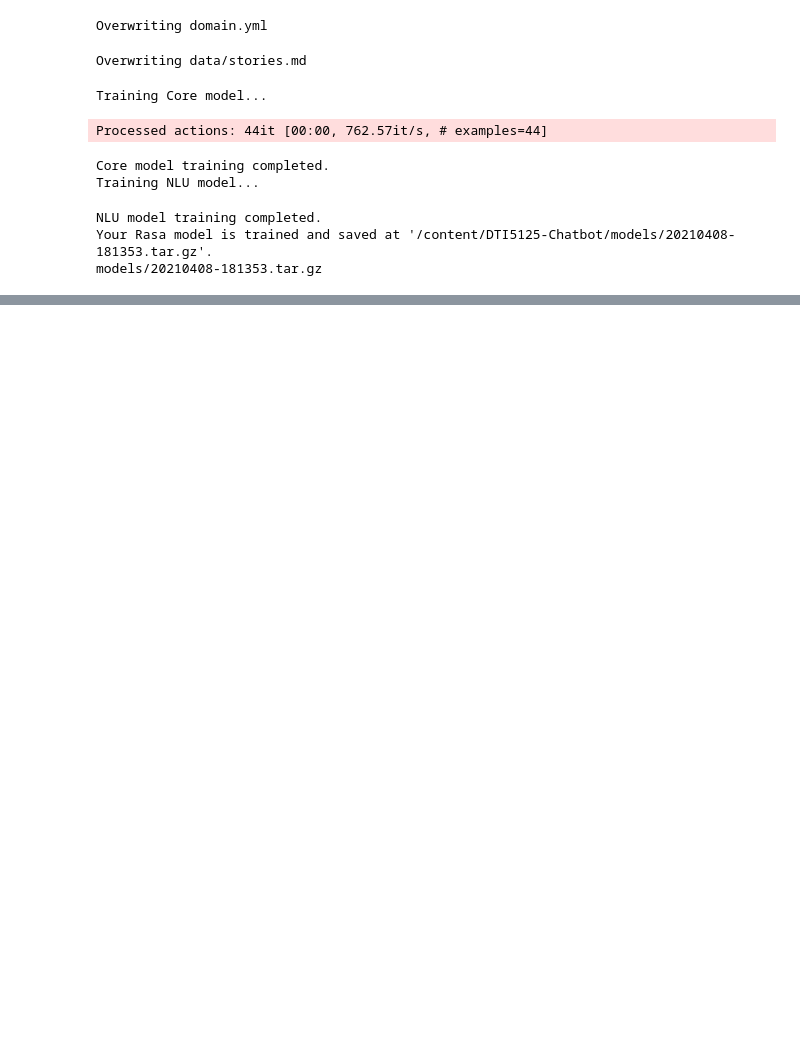
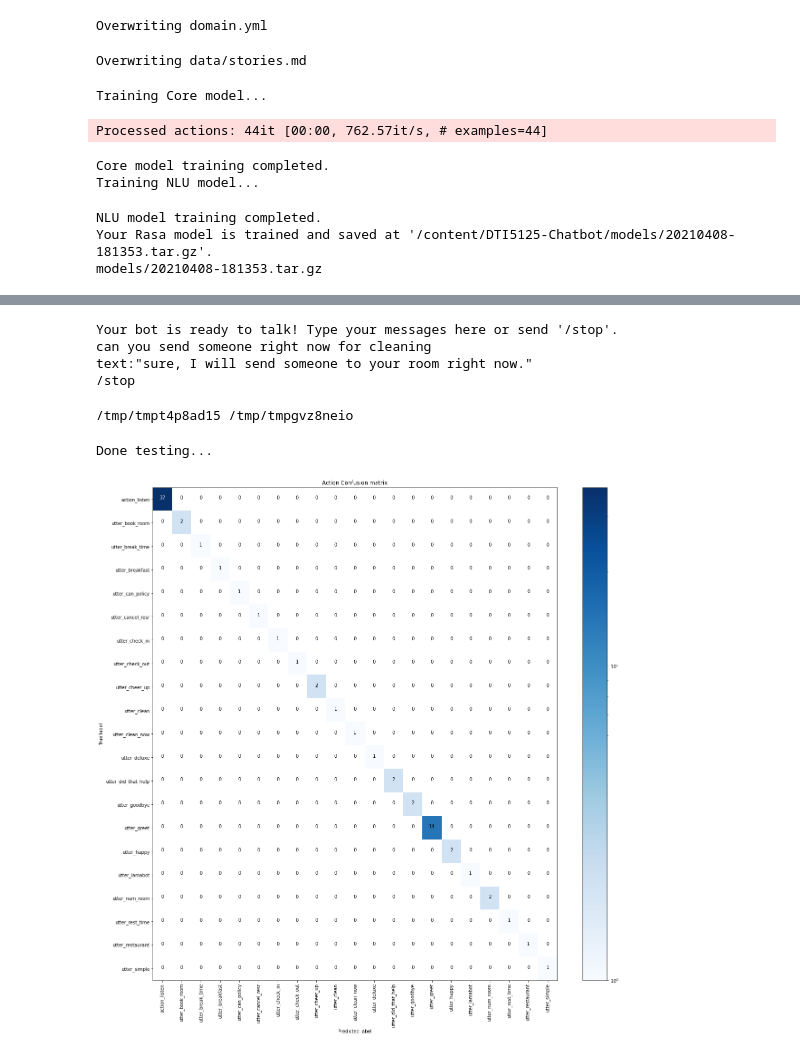
Before and after one commit to HarmanBhutani/ML_projects, a Jupyter notebook: DTI5125_chatbot.ipynb, the cells around one changed output, grey strips where cells are left out. Cells and saved outputs as stored; diff of their text form; code cells hidden in the pictures; blank space fills up the shorter version.

Commit message:
Model Testing completed

```diff
--- a/DTI5125_chatbot.ipynb
+++ b/DTI5125_chatbot.ipynb
@@ -492,0 +505,22 @@ chat(model_path, endpoints)
+# %%
+chat(model_path, endpoints)
+# %% [output]
+Your bot is ready to talk! Type your messages here or send '/stop'.
+can you send someone right now for cleaning
+text:"sure, I will send someone to your room right now."
+/stop
+# %%
+import rasa.data as data
+
+stories_directory, nlu_data_directory = data.get_core_nlu_directories(training_files)
+
+print(stories_directory, nlu_data_directory)
+# %% [output]
+/tmp/tmpt4p8ad15 /tmp/tmpgvz8neio
+# %%
+rasa.test(model_path, stories_directory, nlu_data_directory)
+
+print("Done testing...")
+# %% [output]
+Done testing...
+[figure, added]
```
Also changed, not shown: parts of 1 cell of this notebook.
